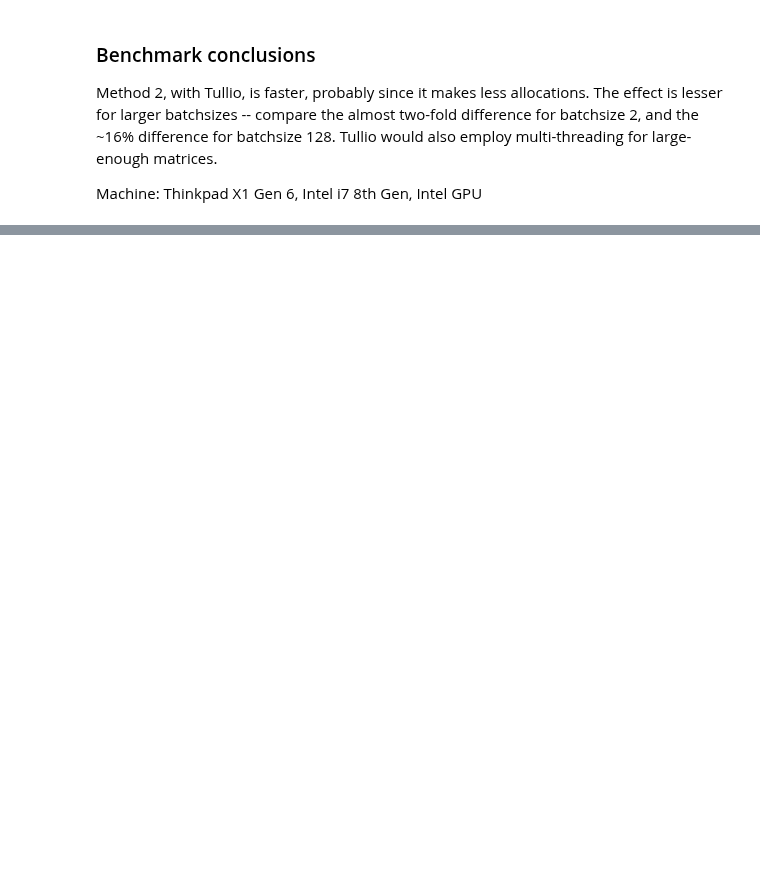
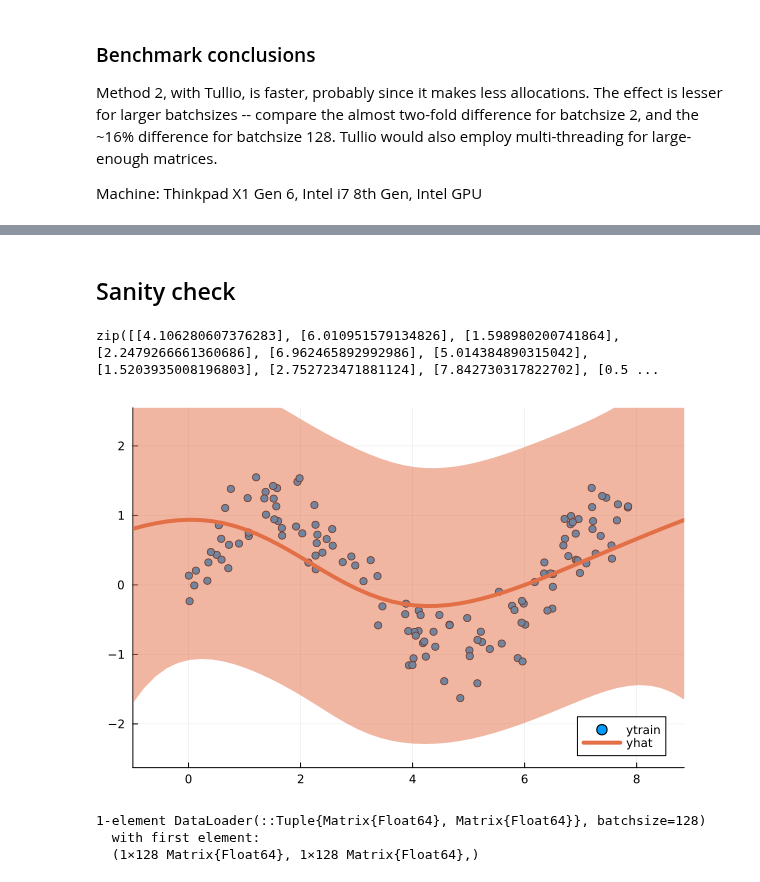
Before and after one commit to JuliaTrustworthyAI/LaplaceRedux.jl, a Jupyter notebook: dev/notebooks/batching/Trials-02.ipynb, the cells around one changed output, grey strips where cells are left out. Drawn from its saved outputs; the diff is of its cells as text; code cells hidden in the pictures; blank space fills up the shorter version.

```diff
--- a/dev/notebooks/batching/Trials-02.ipynb
+++ b/dev/notebooks/batching/Trials-02.ipynb
@@ -717,0 +644,18 @@ Machine: Thinkpad X1 Gen 6, Intel i7 8th Gen, Intel GPU
+# %% [markdown]
+## Sanity check
+# %%
+data
+# %% [output]
+zip([[4.106280607376283], [6.010951579134826], [1.598980200741864], [2.2479266661360686], [6.962465892992986], [5.014384890315042], [1.5203935008196803], [2.752723471881124], [7.842730317822702], [0.5 ...
+# %%
+la = Laplace(nn; likelihood=likelihood, λ=λ, subset_of_weights=:all)
+fit!(la, data)
+plot(la, X, y)
+# %% [output]
+[figure, added]
+# %%
+dataloader_128 = DataLoader((X, Y), batchsize=128)
+# %% [output]
+1-element DataLoader(::Tuple{Matrix{Float64}, Matrix{Float64}}, batchsize=128)
+  with first element:
+  (1×128 Matrix{Float64}, 1×128 Matrix{Float64},)
```
Also changed, not shown: parts of 47 cells of this notebook, 6 other files.
